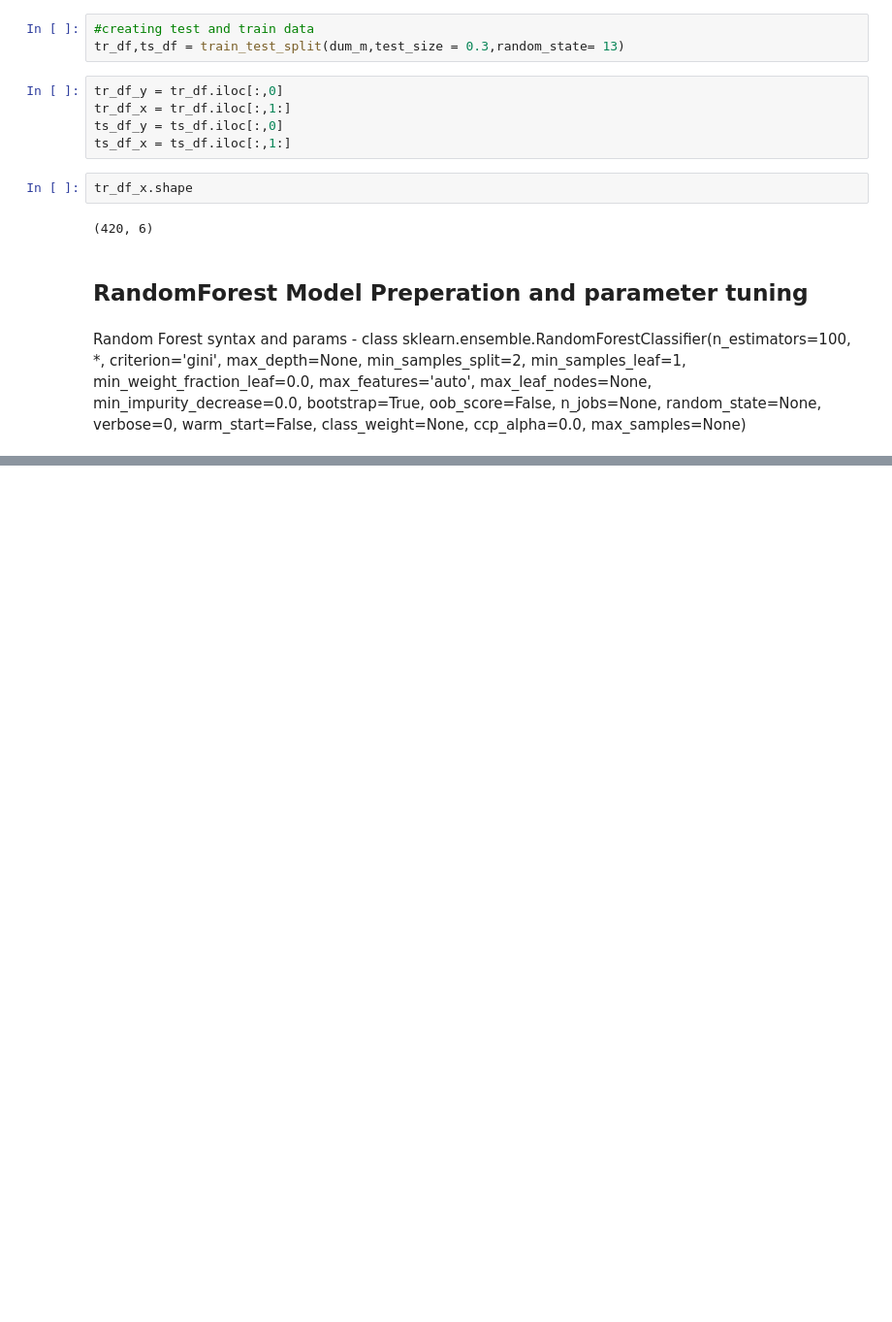
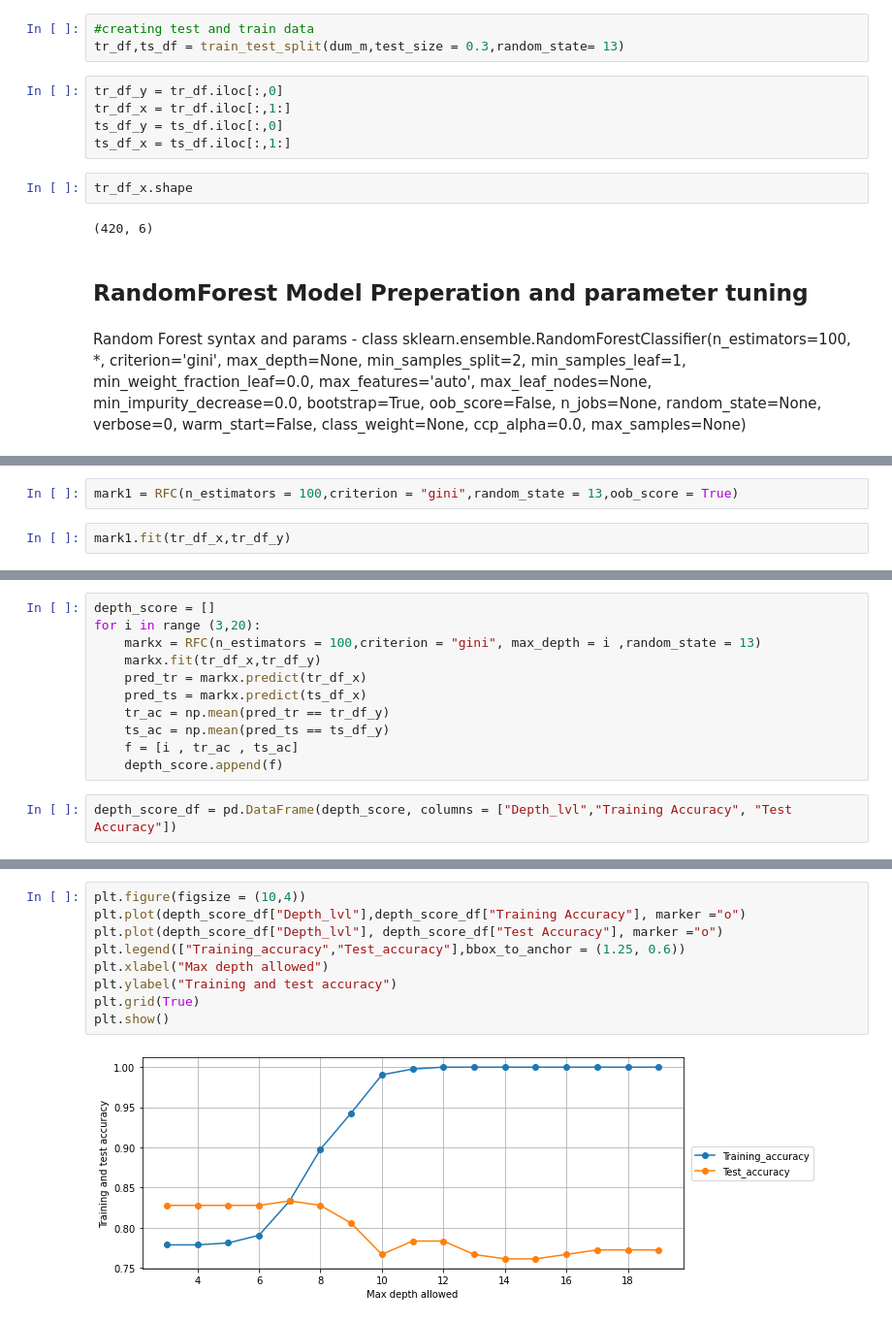
Before and after one commit to Smit131/DS-assignments-python, a Jupyter notebook: Random Forest/Random Forest ParaDetails.ipynb, the cells around one changed output, grey strips where cells are left out. Shown: that part at 97% size. Cells and saved outputs as stored; diff of their text form; blank space fills up the shorter version.

Commit message:
Random complete update

```diff
--- a/Random Forest/Random Forest ParaDetails.ipynb
+++ b/Random Forest/Random Forest ParaDetails.ipynb
@@ -209,0 +208,4 @@ class sklearn.ensemble.RandomForestClassifier(n_estimators=100, *, criterion='gi
+# %%
+mark1 = RFC(n_estimators = 100,criterion = "gini",random_state = 13,oob_score = True)
+# %%
+mark1.fit(tr_df_x,tr_df_y)
@@ -209,0 +235,13 @@ class sklearn.ensemble.RandomForestClassifier(n_estimators=100, *, criterion='gi
+# %%
+depth_score = []
+for i in range (3,20):
+    markx = RFC(n_estimators = 100,criterion = "gini", max_depth = i ,random_state = 13)
+    markx.fit(tr_df_x,tr_df_y)
+    pred_tr = markx.predict(tr_df_x)
+    pred_ts = markx.predict(ts_df_x)
+    tr_ac = np.mean(pred_tr == tr_df_y)
+    ts_ac = np.mean(pred_ts == ts_df_y)
+    f = [i , tr_ac , ts_ac]
+    depth_score.append(f)
+# %%
+depth_score_df = pd.DataFrame(depth_score, columns = ["Depth_lvl","Training Accuracy", "Test Accuracy"])
@@ -209,0 +302,11 @@ class sklearn.ensemble.RandomForestClassifier(n_estimators=100, *, criterion='gi
+# %%
+plt.figure(figsize = (10,4))
+plt.plot(depth_score_df["Depth_lvl"],depth_score_df["Training Accuracy"], marker ="o")
+plt.plot(depth_score_df["Depth_lvl"], depth_score_df["Test Accuracy"], marker ="o")
+plt.legend(["Training_accuracy","Test_accuracy"],bbox_to_anchor = (1.25, 0.6))
+plt.xlabel("Max depth allowed")
+plt.ylabel("Training and test accuracy")
+plt.grid(True)
+plt.show()
+# %% [output]
+[figure, added]
```
Also changed, not shown: parts of 23 cells of this notebook, 1 other file.
